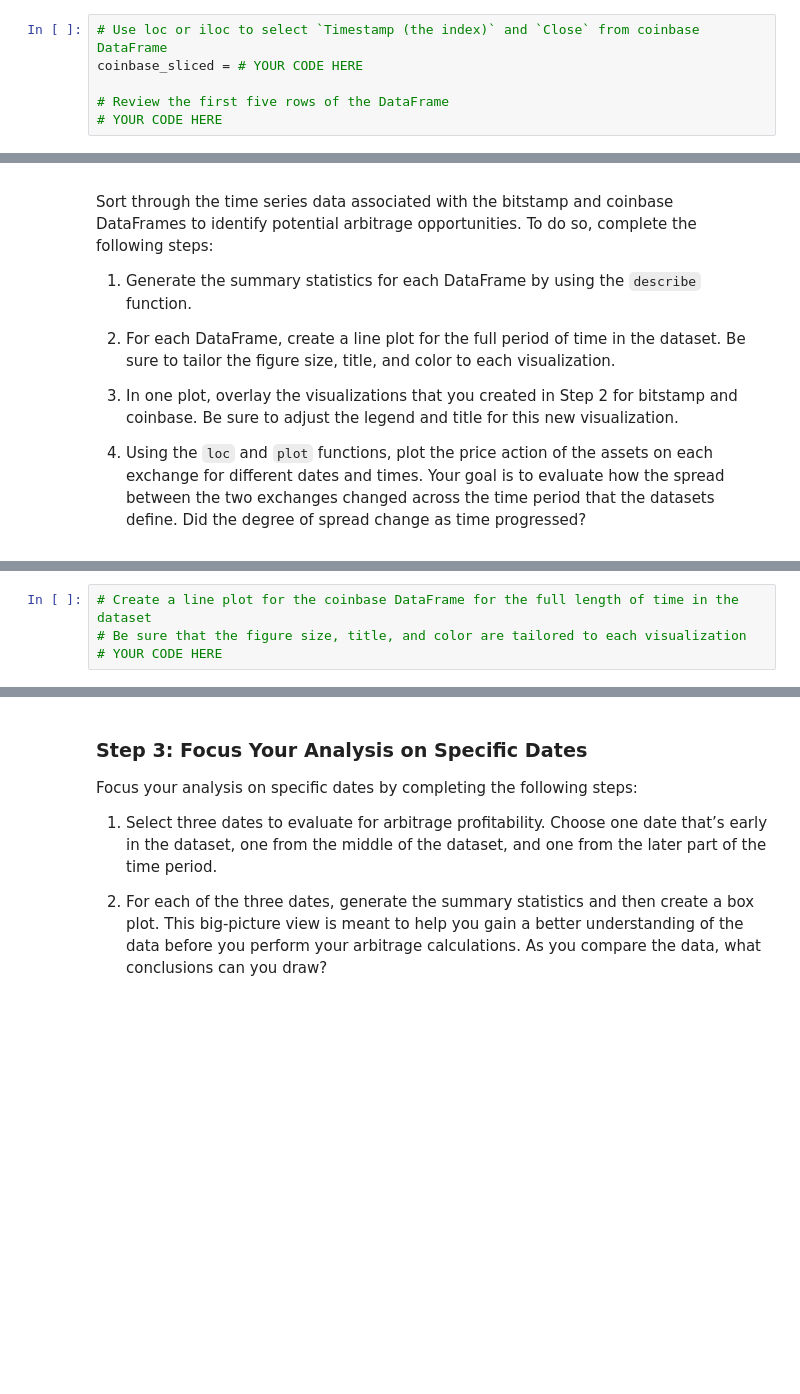
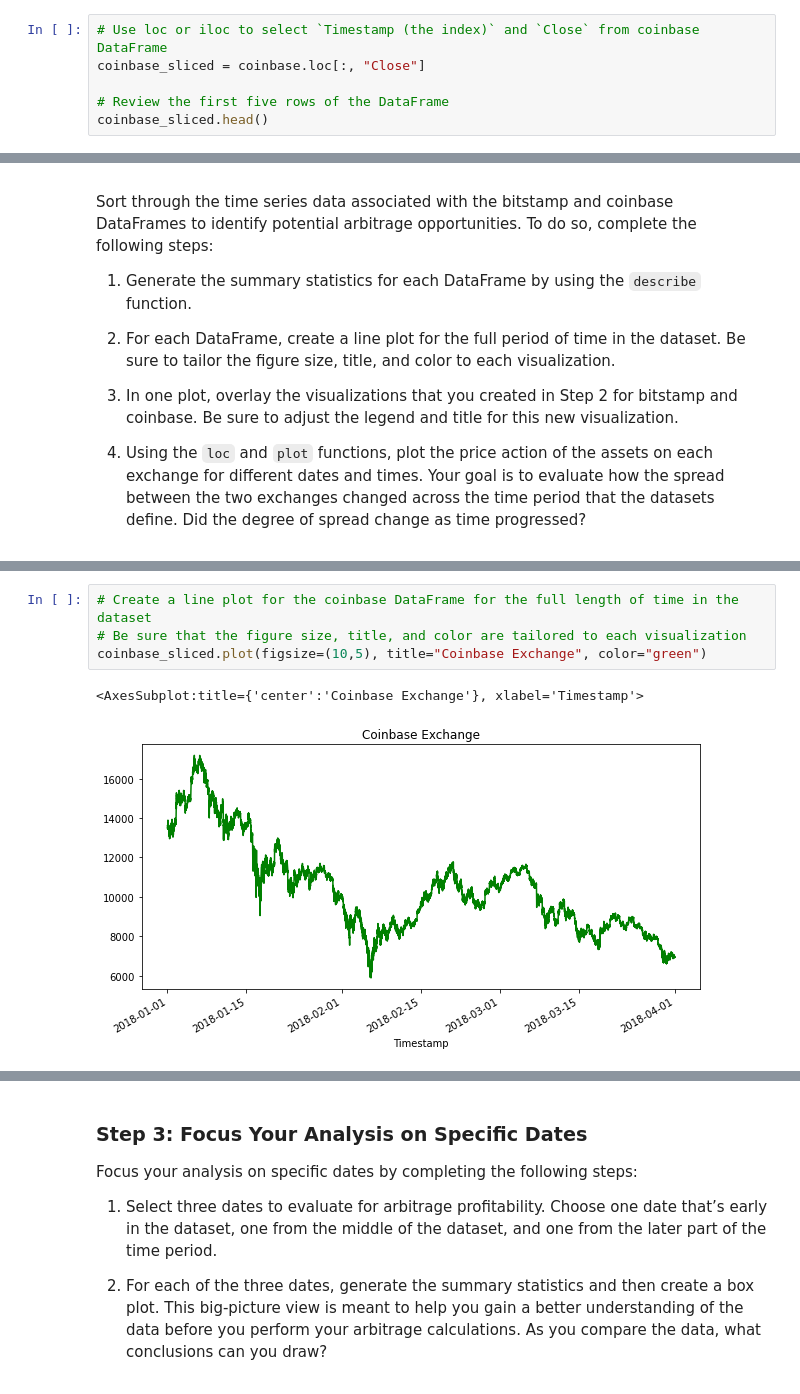
Before and after one commit to seberts12/Module-3-Challenge, a Jupyter notebook: Starter_code/crypto_arbitrage.ipynb, the cells around one changed output, grey strips where cells are left out. Saved outputs shown, nothing was run; the diff lists cells and outputs as text; blank space fills up the shorter version.

```diff
--- a/Starter_code/crypto_arbitrage.ipynb
+++ b/Starter_code/crypto_arbitrage.ipynb
@@ -156,6 +155,6 @@ SyntaxError: invalid syntax (3400854444.py, line 2)
 # %%
 # Use loc or iloc to select `Timestamp (the index)` and `Close` from coinbase DataFrame
-coinbase_sliced = # YOUR CODE HERE
+coinbase_sliced = coinbase.loc[:, "Close"]
 
 # Review the first five rows of the DataFrame
-# YOUR CODE HERE
+coinbase_sliced.head()
@@ -184,7 +214,10 @@ Sort through the time series data associated with the bitstamp and coinbase Data
 # %%
 # Create a line plot for the coinbase DataFrame for the full length of time in the dataset
 # Be sure that the figure size, title, and color are tailored to each visualization
-# YOUR CODE HERE
+coinbase_sliced.plot(figsize=(10,5), title="Coinbase Exchange", color="green")
+# %% [output]
+<AxesSubplot:title={'center':'Coinbase Exchange'}, xlabel='Timestamp'>
+[figure, added]
 # %%
 # Overlay the visualizations for the bitstamp and coinbase DataFrames in one plot
 # The plot should visualize the prices over the full lenth of the dataset
```
Also changed, not shown: parts of 35 cells of this notebook.
